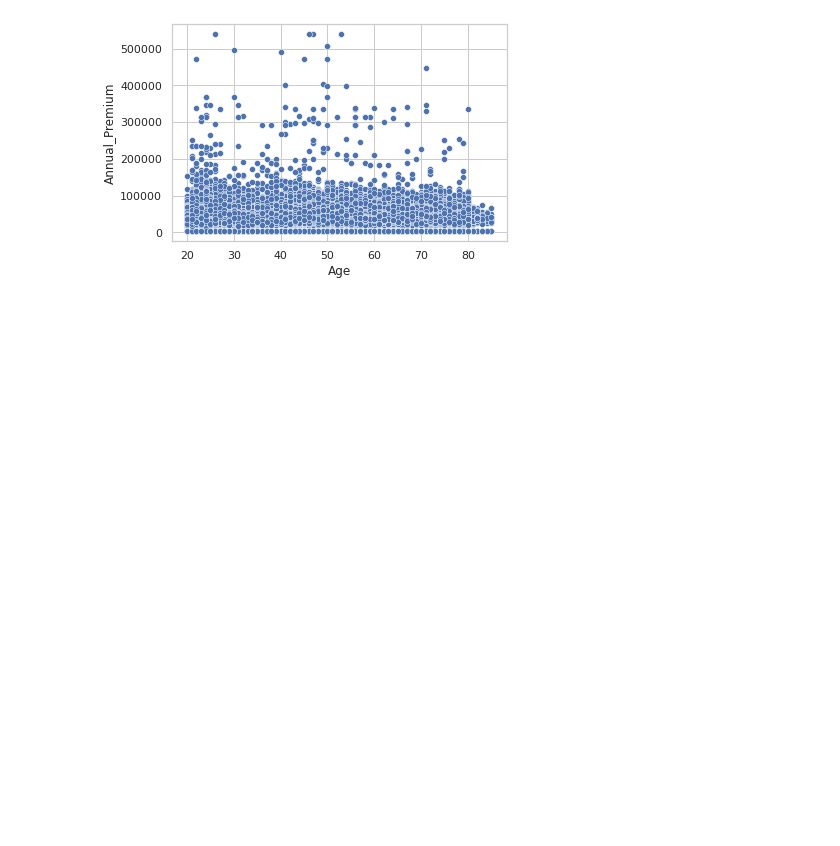
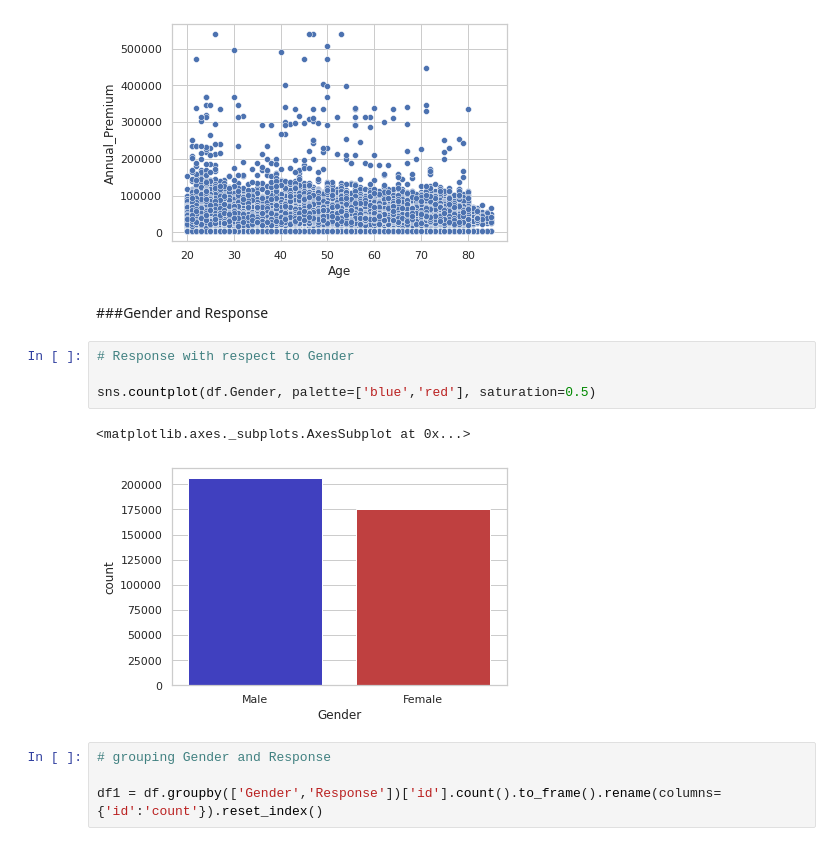
Before and after one commit to shu-nya/Health-Insurance-Cross-Sell-Prediction, a Jupyter notebook: HEALTH_INSURANCE_CROSS_SELL_PREDICTION.ipynb, the cells around one changed output. Drawn from its saved outputs; the diff is of its cells as text; blank space fills up the shorter version.

```diff
--- a/HEALTH_INSURANCE_CROSS_SELL_PREDICTION.ipynb
+++ b/HEALTH_INSURANCE_CROSS_SELL_PREDICTION.ipynb
@@ -227,3 +227,16 @@ sns.scatterplot(x=df['Age'],y=df['Annual_Premium'])
 # %% [output]
 <matplotlib.axes._subplots.AxesSubplot at 0x...>
 [figure]
+# %% [markdown]
+###Gender and Response
+# %%
+# Response with respect to Gender
+
+sns.countplot(df.Gender, palette=['blue','red'], saturation=0.5)
+# %% [output]
+<matplotlib.axes._subplots.AxesSubplot at 0x...>
+[figure, added]
+# %%
+# grouping Gender and Response
+
+df1 = df.groupby(['Gender','Response'])['id'].count().to_frame().rename(columns={'id':'count'}).reset_index()
```
Also changed, not shown: parts of 35 cells of this notebook.
